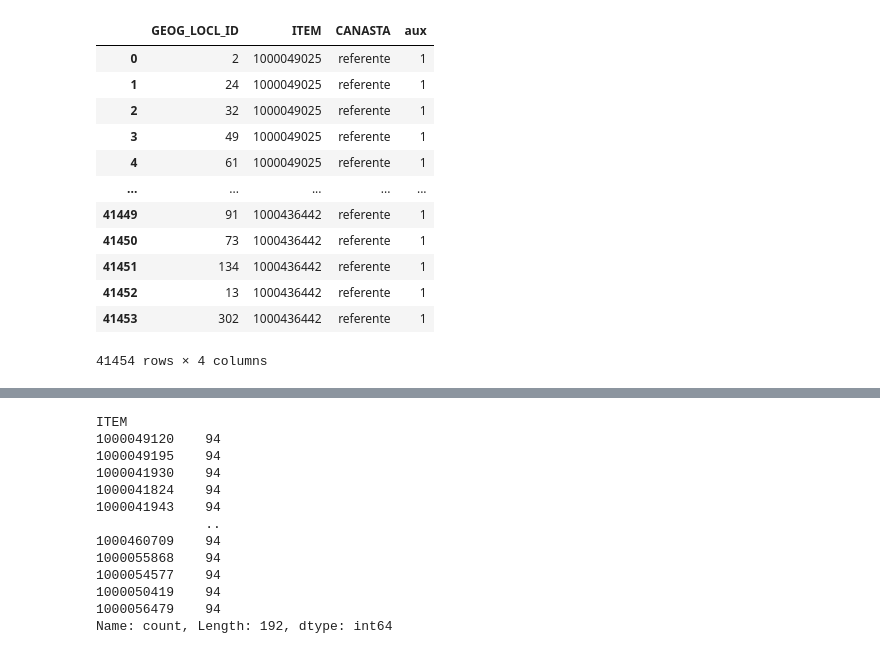
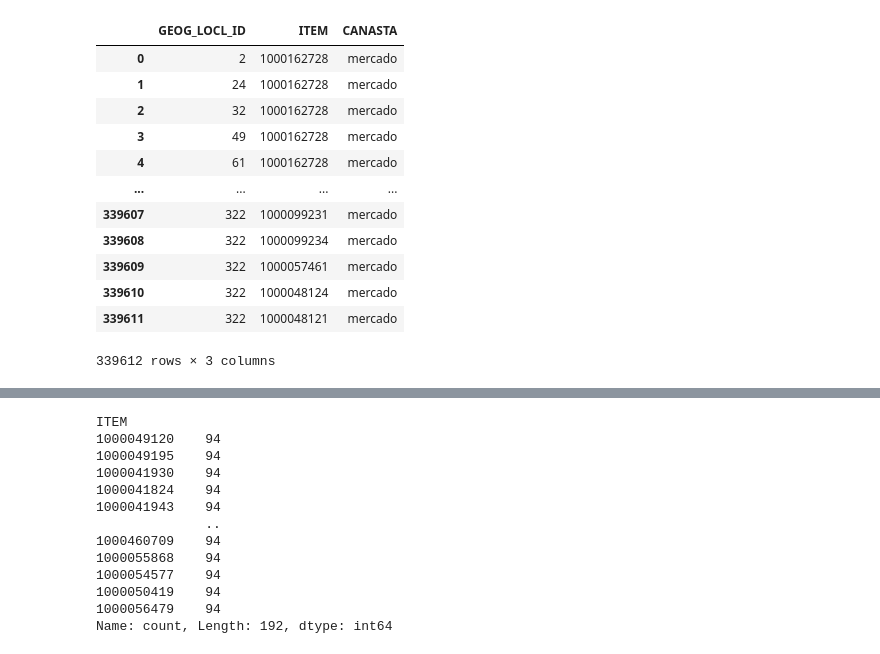
Before and after one commit to TataMarcos/Proyectos_Streamlit, a Jupyter notebook: Pricing/pruebas.ipynb, the cells around one changed output, grey strips where cells are left out. Cells and saved outputs as stored; diff of their text form; code cells hidden in the pictures.

```diff
--- a/Pricing/pruebas.ipynb
+++ b/Pricing/pruebas.ipynb
@@ -164,0 +23,5 @@ referentes
+# %%
+locales = descargar_segmento(cursor, 'LOCALES')
+ref = descargar_segmento(cursor, 'CANASTAS', conds=[" WHERE CANASTA = 'referente'"])
+merca = descargar_segmento(cursor, 'CANASTAS', conds=[" WHERE CANASTA = 'mercado'"])
+surti = descargar_segmento(cursor, 'CANASTAS', conds=[" WHERE CANASTA = 'surtido'"])
@@ -164,0 +70,5 @@ referentes
+# %%
+#Armamos archivo a cargar
+carga = referentes.merge(locales).drop(columns=['aux', 'GEOG_DPTO_DESC'])
+carga['CANASTA'] = 'referente'
+carga
@@ -165,6 +89,9 @@ referentes
 # %%
-#Descargamos los locales y los referentes actuales
-locales = descargar_segmento(cursor, 'LOCALES')
-locales['aux'] = 1
-locales
+#Vemos los referentes que pasan a ser mercado y los juntamos
+mercado1 = ref[~ref['ITEM'].isin(referentes['ITEM'])].drop(columns='GEOG_LOCL_ID').drop_duplicates().merge(locales)[ref.columns].drop(columns='aux')
+mercado2 = locales.drop(columns='GEOG_DPTO_DESC').merge(referentes.drop(columns='GEOG_DPTO_DESC').drop_duplicates()).drop(columns='aux').merge(carga, how='left', indicator=True)
+mercado = pd.concat([mercado1, mercado2[mercado2['_merge']!='both'].drop(columns='_merge')],
+                    ignore_index=True)
+mercado['CANASTA'] = 'mercado'
+mercado
 # %% [output]
@@ -184,18 +127,18 @@ locales
 # %%
-ref = descargar_segmento(cursor, 'CANASTAS', conds=["'referente'"])
-ref['aux'] = 1
-ref
+carga_mercado = pd.concat([merca[(~merca['ITEM'].isin(carga['ITEM'].unique())) & (~merca['ITEM'].isin(mercado['ITEM'].unique()))],
+                               mercado], ignore_index=True)
+carga_mercado
 # %% [output]
-|  | GEOG_LOCL_ID | ITEM | CANASTA | aux |
-| 0 | 2 | 1000049025 | referente | 1 |
-| 1 | 24 | 1000049025 | referente | 1 |
-| 2 | 32 | 1000049025 | referente | 1 |
-| 3 | 49 | 1000049025 | referente | 1 |
-| 4 | 61 | 1000049025 | referente | 1 |
-| ... | ... | ... | ... | ... |
-| 41449 | 91 | 1000436442 | referente | 1 |
-| 41450 | 73 | 1000436442 | referente | 1 |
-| 41451 | 134 | 1000436442 | referente | 1 |
-| 41452 | 13 | 1000436442 | referente | 1 |
-| 41453 | 302 | 1000436442 | referente | 1 |
+|  | GEOG_LOCL_ID | ITEM | CANASTA |
+| 0 | 2 | 1000162728 | mercado |
+| 1 | 24 | 1000162728 | mercado |
+| 2 | 32 | 1000162728 | mercado |
+| 3 | 49 | 1000162728 | mercado |
+| 4 | 61 | 1000162728 | mercado |
+| ... | ... | ... | ... |
+| 339607 | 322 | 1000099231 | mercado |
+| 339608 | 322 | 1000099234 | mercado |
+| 339609 | 322 | 1000057461 | mercado |
+| 339610 | 322 | 1000048124 | mercado |
+| 339611 | 322 | 1000048121 | mercado |
-41454 rows × 4 columns
+339612 rows × 3 columns
```
Also changed, not shown: parts of 22 cells of this notebook, 9 other files.
